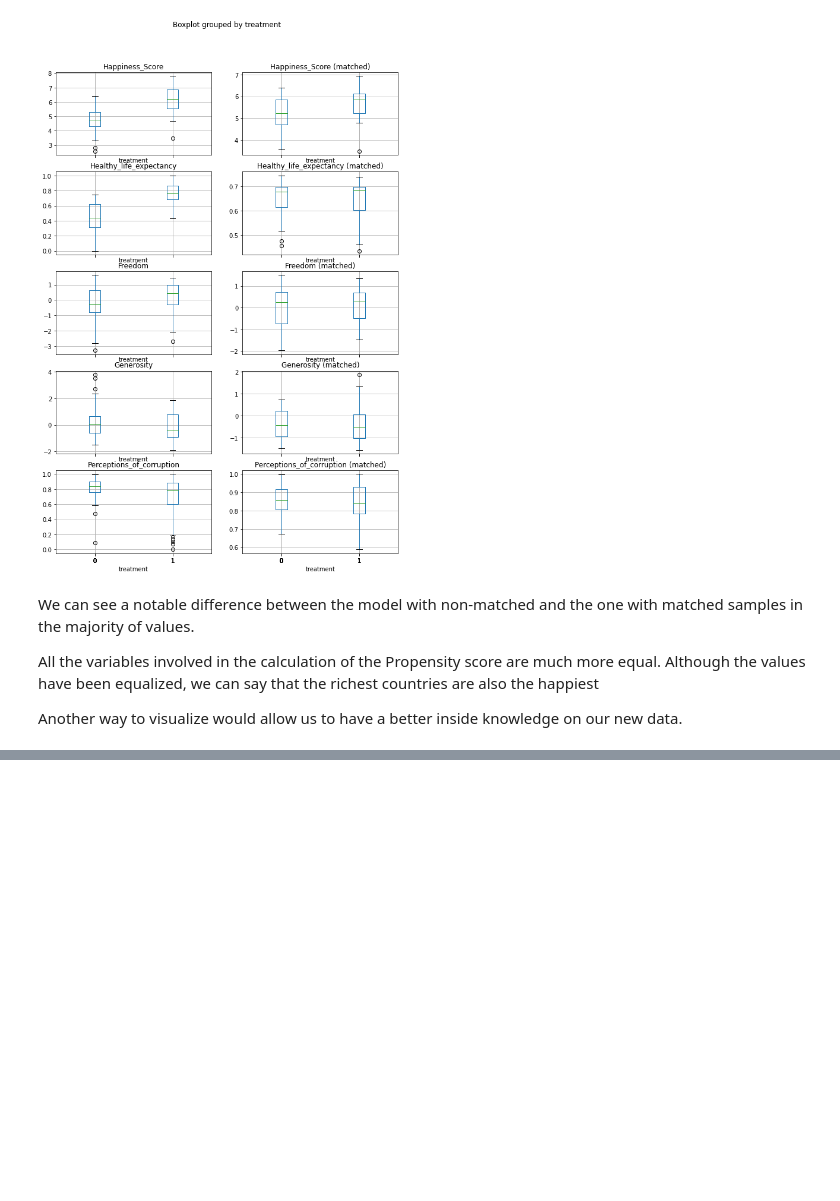
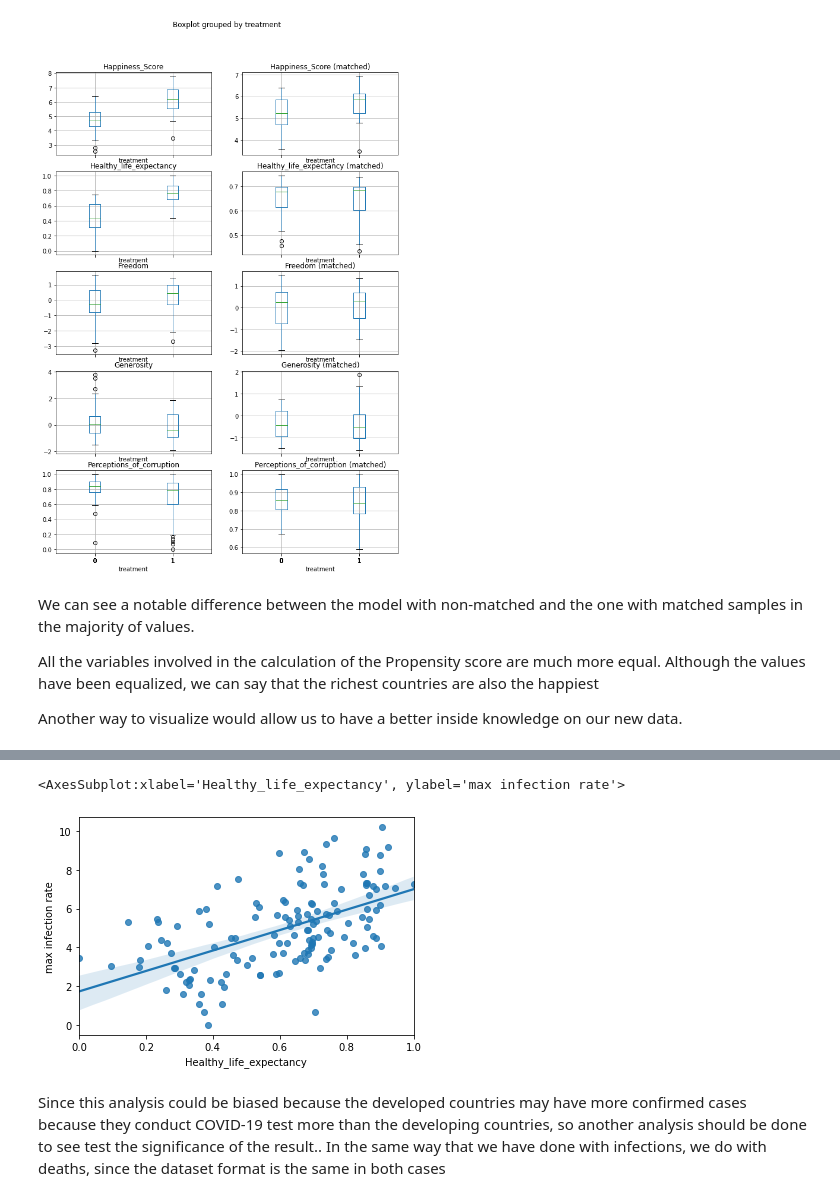
Before and after one commit to epfl-ada/ada-2020-project-milestone-p3-p3_spada, a Jupyter notebook: happiness.ipynb, the cells around one changed output, grey strips where cells are left out. Saved outputs shown, nothing was run; the diff lists cells and outputs as text; code cells hidden in the pictures; blank space fills up the shorter version.

```diff
--- a/happiness.ipynb
+++ b/happiness.ipynb
@@ -750,0 +893,5 @@ for i,feature in enumerate(features):
+# %%
+sns.regplot(x,np.log(y))
+# %% [output]
+<AxesSubplot:xlabel='Healthy_life_expectancy', ylabel='max infection rate'>
+[figure, added]
@@ -750,0 +900,3 @@ for i,feature in enumerate(features):
+# %% [markdown]
+Since this analysis could be biased because the developed countries may have more confirmed cases because they conduct COVID-19 test more than the developing countries, so another analysis should be done to see test the significance of the result..
+In the same way that we have done with infections, we do with deaths, since the dataset format is the same in both cases
```
Also changed, not shown: parts of 37 cells of this notebook, 2 other files.
